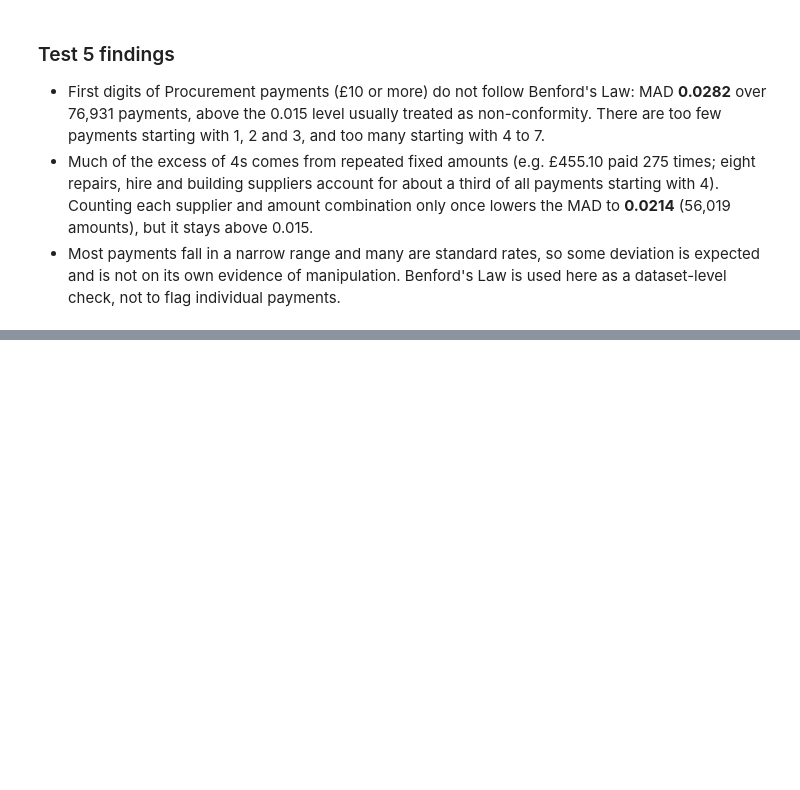
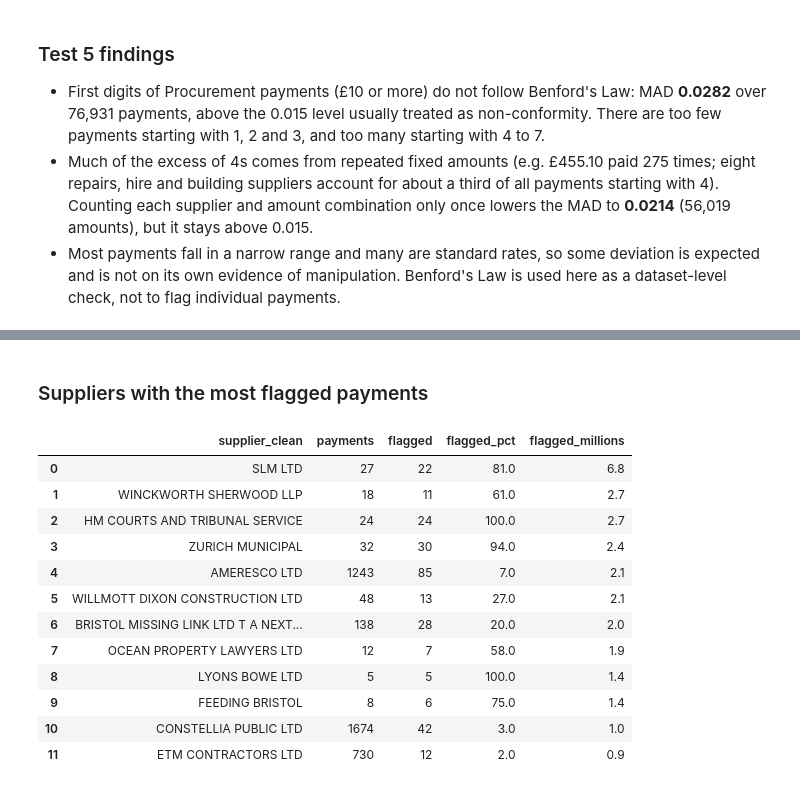
Before and after one commit to shatabdi-kashyap/procurement-spend-analysis, a Jupyter notebook: notebooks/06_unusual_payments.ipynb, the cells around one changed output, grey strips where cells are left out. Cells and saved outputs as stored; diff of their text form; code cells hidden in the pictures; blank space fills up the shorter version.

```diff
--- a/notebooks/06_unusual_payments.ipynb
+++ b/notebooks/06_unusual_payments.ipynb
@@ -426,0 +527,29 @@ Unique amounts: 56,019 tested, MAD 0.0214
+# %% [markdown]
+### Suppliers with the most flagged payments
+# %%
+q("""
+SELECT supplier_clean,
+       COUNT(*) AS payments,
+       SUM(risk_score > 0) AS flagged,
+       ROUND(100.0 * SUM(risk_score > 0) / COUNT(*)) AS flagged_pct,
+       ROUND(SUM(CASE WHEN risk_score > 0 THEN amount END) / 1e6, 2) AS flagged_millions
+FROM payment_flags
+GROUP BY supplier_clean
+HAVING SUM(risk_score > 0) >= 5
+ORDER BY flagged_millions DESC
+LIMIT 12
+""")
+# %% [output]
+|  | supplier_clean | payments | flagged | flagged_pct | flagged_millions |
+| 0 | SLM LTD | 27 | 22 | 81.0 | 6.8 |
+| 1 | WINCKWORTH SHERWOOD LLP | 18 | 11 | 61.0 | 2.7 |
+| 2 | HM COURTS AND TRIBUNAL SERVICE | 24 | 24 | 100.0 | 2.7 |
+| 3 | ZURICH MUNICIPAL | 32 | 30 | 94.0 | 2.4 |
+| 4 | AMERESCO LTD | 1243 | 85 | 7.0 | 2.1 |
+| 5 | WILLMOTT DIXON CONSTRUCTION LTD | 48 | 13 | 27.0 | 2.1 |
+| 6 | BRISTOL MISSING LINK LTD T A NEXT... | 138 | 28 | 20.0 | 2.0 |
+| 7 | OCEAN PROPERTY LAWYERS LTD | 12 | 7 | 58.0 | 1.9 |
+| 8 | LYONS BOWE LTD | 5 | 5 | 100.0 | 1.4 |
+| 9 | FEEDING BRISTOL | 8 | 6 | 75.0 | 1.4 |
+| 10 | CONSTELLIA PUBLIC LTD | 1674 | 42 | 3.0 | 1.0 |
+| 11 | ETM CONTRACTORS LTD | 730 | 12 | 2.0 | 0.9 |
```
Also changed, not shown: parts of 6 cells of this notebook, 7 other files.
